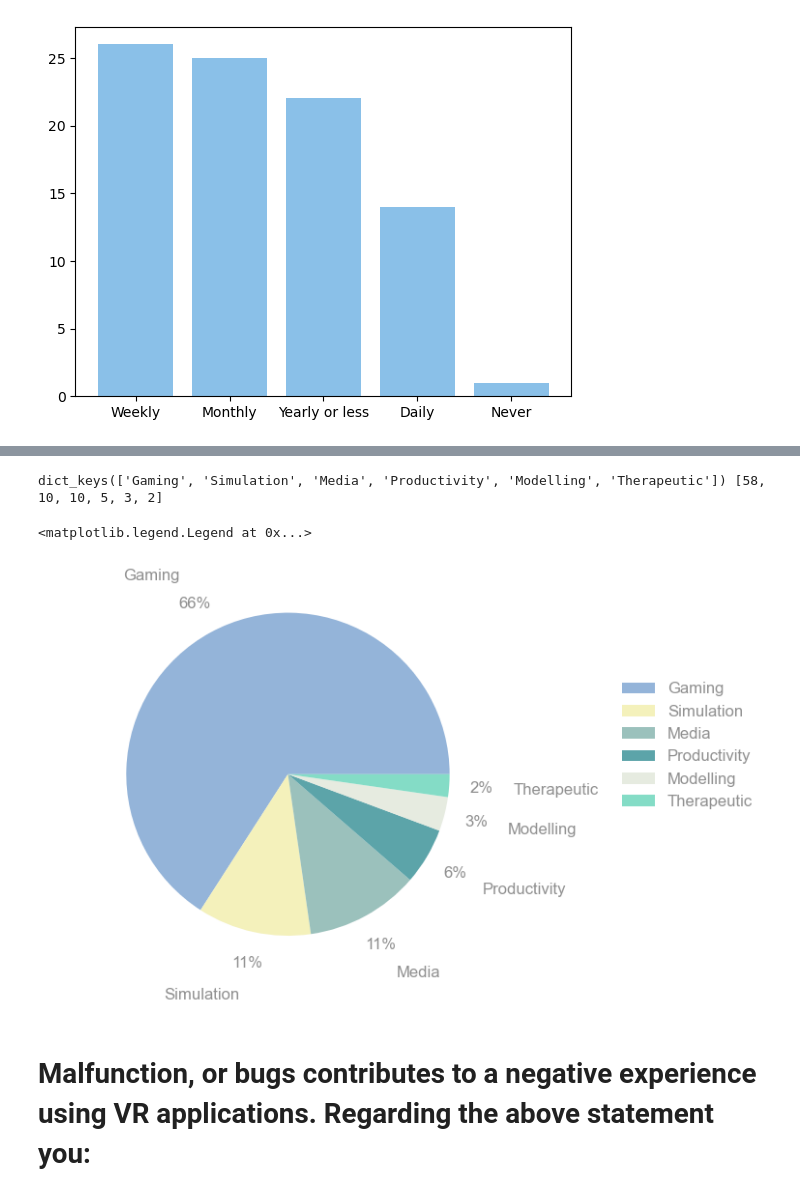
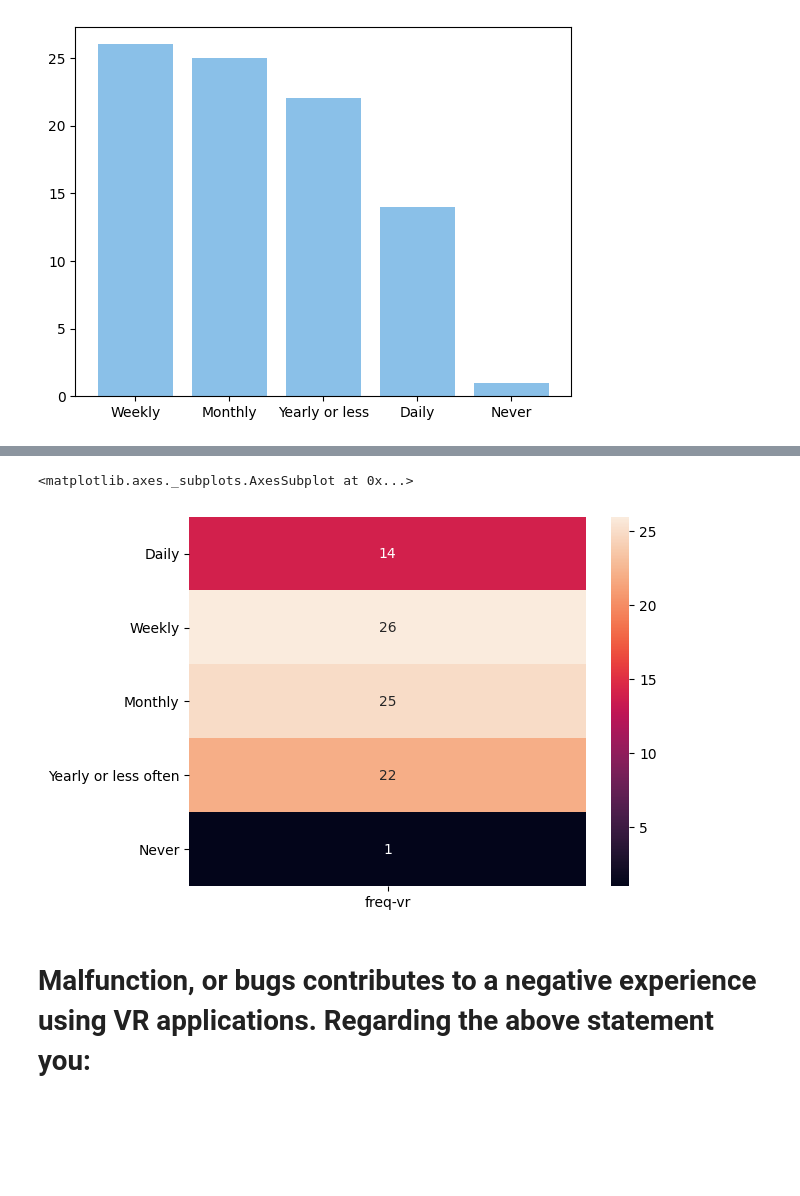
Before and after one commit to stevao-andrade/vr_survey, a Jupyter notebook: survey_charts.ipynb, the cells around one changed output, grey strips where cells are left out. Cells and saved outputs as stored; diff of their text form; code cells hidden in the pictures; blank space fills up the shorter version.

Commit message:
new charts for section 2 of the survey

```diff
--- a/survey_charts.ipynb
+++ b/survey_charts.ipynb
@@ -42,14 +42,14 @@ column_names = {'Carimbo de data/hora': 'timestamp',
                 'How often do you use virtual reality (gaming, graphics) applications?': 'freq-vr',
                 'What VR applications do you use more?': 'most-used-vr',
                 'Malfunction, or bugs contributes to a negative experience using VR (gaming, graphics) applications. Regarding the above statement you:': 'bad-experience',
-                'Visual': 'annoy-visual',
-                'Audio': 'annoy-audio',
-                'Design': 'annoy-design',
-                'IA': 'annoy-ia',
-                'Physics': 'annoy-physics',
-                'Stability': 'annoy-stability',
-                'Performance': 'annoy-performance',
-                'Networking': 'annoy-net',
+                'S2.Visual': 'annoy-visual',
+                'S2.Audio': 'annoy-audio',
+                'S2.Design': 'annoy-design',
+                'S2.IA': 'annoy-ia',
+                'S2.Physics': 'annoy-physics',
+                'S2.Stability': 'annoy-stability',
+                'S2.Performance': 'annoy-performance',
+                'S2.Networking': 'annoy-net',
                 'Technical capabilities of the application (e.g. head tracking, resolution, latency)': 'impeditive-technical',
                 'Nausea when using the app': 'impeditive-nausea',
                 'Fidelity of virtual world (e.g. how real does it look)': 'impeditive-virtual_world',
@@ -57,14 +57,14 @@ column_names = {'Carimbo de data/hora': 'timestamp',
                 'Interacting with real world objects (e.g. picking up a cup)': 'impeditive-interaction',
                 'Interacting with real world peripherals (e.g. via keyboardmousemotion controllers..)': 'impeditive-peripherals',
                 'Providing input to the virtual world (e.g. via peripherals gesture voice etc.)': 'impeditive-inputs',
-                'Visual': 'faults-visual',
-                'Audio': 'faults-audio',
-                'Level Design': 'faults-level_design',
-                'IA': 'faults-ia',
-                'Physics': 'faults-physiscs',
-                'Stability': 'faults-stability',
-                'Performance': 'faults-performance',
-                'Networking': 'faults-net',
+                'S4.Visual': 'faults-visual',
+                'S4.Audio': 'faults-audio',
+                'S4.Level Design': 'faults-level_design',
+                'S4.IA': 'faults-ia',
+                'S4.Physics': 'faults-physiscs',
+                'S4.Stability': 'faults-stability',
+                'S4.Performance': 'faults-performance',
+                'S4.Networking': 'faults-net',
                 'Would you like to list a possible flaw fault or bug that was not described in the list above and you judge as critial?': 'faults-other',
                 'Enter your e-mail adress if you would like toreceive the compiled search results': 'notify',
 
@@ -190,37 +211,16 @@ dython.nominal.associations(profile_frequency_df, theil_u=True, figsize=(5, 5))
-# %%
-color_palette_list = ['#94B4D9', '#f4f1bb', '#9bc1bc', '#5ca4a9', '#e6ebe0', '#84dcc6']
-
-fig, ax = plt.subplots()
-
-plt.rcParams['font.sans-serif'] = 'Arial'
-plt.rcParams['font.family'] = 'sans-serif'
-plt.rcParams['text.color'] = '#909090'
-plt.rcParams['axes.labelcolor']= '#909090'
-plt.rcParams['xtick.color'] = '#909090'
-plt.rcParams['ytick.color'] = '#909090'
-plt.rcParams['font.size']=12
-
-#convert results in a dictionary
-results_dict = dict(results['most-used-vr'].value_counts())
-
-#get the keys and the values of the dict
-labels = results_dict.keys()
-percentages = [results_dict[l] for l in labels]
-
-print (labels, percentages)
-
-ax.pie(percentages,  labels=labels,
-       colors=color_palette_list, autopct='%1.0f%%',
-       shadow=False, startangle=0,
-       pctdistance=1.2,labeldistance=1.4)
-
-ax.axis('equal')
-#ax.set_title("How responders rate theier profile?")
-ax.legend(frameon=False, bbox_to_anchor=(1.5,0.8))
-# %% [output]
-dict_keys(['Gaming', 'Simulation', 'Media', 'Productivity', 'Modelling', 'Therapeutic']) [58, 10, 10, 5, 3, 2]
-<matplotlib.legend.Legend at 0x...>
-[figure, removed]
+# %%
+import seaborn as sns
+
+counts = []
+counts.append(results['freq-vr'].value_counts())
+
+frame = pd.concat(counts, keys = ['freq-vr'], axis= 1)
+frame = frame.reindex(['Daily', 'Weekly', 'Monthly', 'Yearly or less often', 'Never'])
+
+sns.heatmap(frame, annot=True)
+# %% [output]
+<matplotlib.axes._subplots.AxesSubplot at 0x...>
+[figure, added]
 # %% [markdown]
 # Malfunction, or bugs contributes to a negative experience using VR applications. Regarding the above statement you:
 # %%
```
Also changed, not shown: parts of 9 cells of this notebook, 2 other files.
